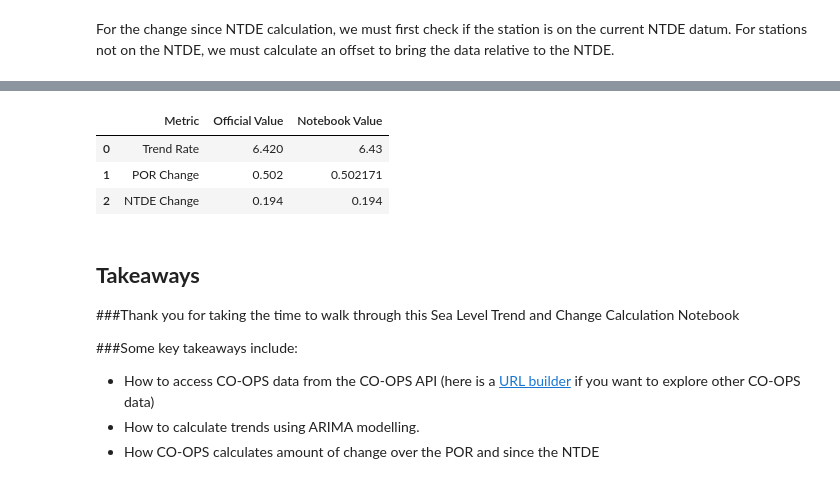
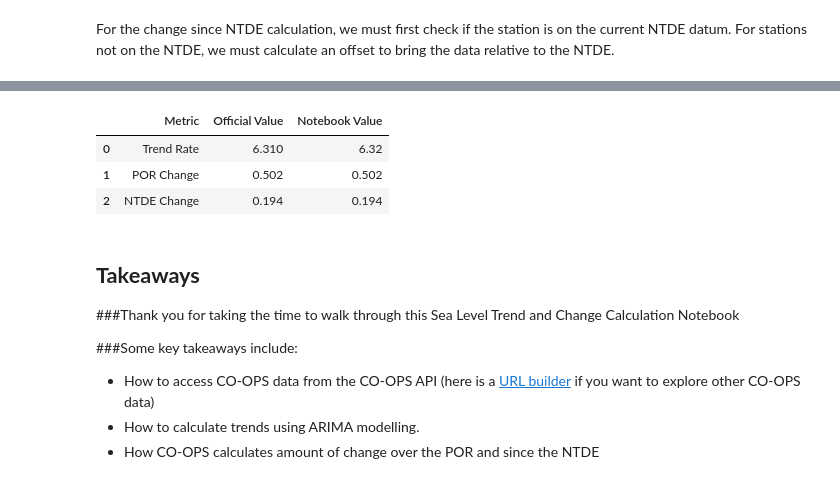
Before and after one commit to NOAA-CO-OPS/Coastal_Hazards_Example_Notebooks, a Jupyter notebook: SL_Trend_and_Change_Calculation_Notebook/SL_Trend_and_Change_Calculation_Notebook.ipynb, the cells around one changed output, grey strips where cells are left out. Saved outputs shown, nothing was run; the diff lists cells and outputs as text; code cells hidden in the pictures.

```diff
--- a/SL_Trend_and_Change_Calculation_Notebook/SL_Trend_and_Change_Calculation_Notebook.ipynb
+++ b/SL_Trend_and_Change_Calculation_Notebook/SL_Trend_and_Change_Calculation_Notebook.ipynb
@@ -373,7 +374,7 @@ else:
   # We use a monthly frequency ('MS' for month-start).
   start_year = 1992
   end_date = df_msl.index.max()
-  full_date_range = pd.date_range(start=f'{start_year}-07-01', end=end_date, freq='MS')
+  full_date_range = pd.date_range(start=f'{start_year}-01-01', end=end_date, freq='MS')
 
   # Reindex the MSL data to the full date range.
   # This creates a complete time series from 1992.
@@ -457,7 +458,7 @@ else:
   months = ['Jan', 'Feb', 'Mar', 'Apr', 'May', 'Jun', 'Jul', 'Aug', 'Sep', 'Oct', 'Nov', 'Dec']
 
   if units == 'metric':
-      # Convert from mm to meters
+        # Convert from mm to meters
         zero_mean_seasonality = [round((coef - seasonal_avg) / 1000,3) for coef in seasonal_coefs]
         yaxis_title = 'Deviation from Seasonal Average (m)'
         yaxis_range = [-0.15, 0.15]
@@ -482,12 +483,12 @@ else:
 
   print(trend_text)
 
-    #function to find y-int
+  #function to find y-int
   def getYInt(x1, y1,slope):
         y_intercept = slope * (-x1)+y1
         return (y_intercept)
 
-  msl_adjust = df_msl[df_msl['date']>='1992-07-01']
+  msl_adjust = df_msl[df_msl['date']>='1992-01-01']
   msl_adjust['decimal_date'] = msl_adjust.index.year + (msl_adjust.index.month - 1 + 0.5) / 12
   msl_adjust.index = pd.to_datetime({
         'year': msl_adjust.index.year,
@@ -514,7 +515,7 @@ else:
     seasonal = np.mean(seasonal) / 12 + constant
   lin_y_int = getYInt(2000,seasonal,slope_m)
 
-  #calculating liner trend
+  #calculating linear trend
   msl_adjust['linear_trend'] = slope_m*msl_adjust['decimal_date']+lin_y_int
   #manually calculate se of estimate
   msl_adjust['y_y2']=(msl_adjust['msl_seasonal_adjust']-msl_adjust['linear_trend'])**2
@@ -1083,36 +1110,36 @@ Station is on the current NTDE (1983-2001)
 # @title Final comparison between dpapi data and calculations in the notebook
 
 trend_text = str(trend_text).replace('±', '+/-').split('+/-')[0].strip()
 delta_por = round(delta_por, 3)
 avg_last_5 = round(avg_last_5, 3)
 
 # Organize the variables into a dictionary
 table_data = {
     "Metric": [
         "Trend Rate",
         "POR Change",
         "NTDE Change"
     ],
     "Official Value": [
         trend_value,
         por_change,
         ntde_change
     ],
     "Notebook Value": [
         trend_text,
-        final_por,
+        delta_por,
         avg_last_5
     ]
 }
 
 # Create the pandas DataFrame
 comparison_df = pd.DataFrame(table_data)
 
 comparison_df
 # %% [output]
 |  | Metric | Official Value | Notebook Value |
-| 0 | Trend Rate | 6.420 | 6.43 |
-| 1 | POR Change | 0.502 | 0.502171 |
+| 0 | Trend Rate | 6.310 | 6.32 |
+| 1 | POR Change | 0.502 | 0.502 |
 | 2 | NTDE Change | 0.194 | 0.194 |
 # %% [markdown]
 ## **Takeaways**
```
Also changed, not shown: parts of 8 cells of this notebook, 6 other files.
